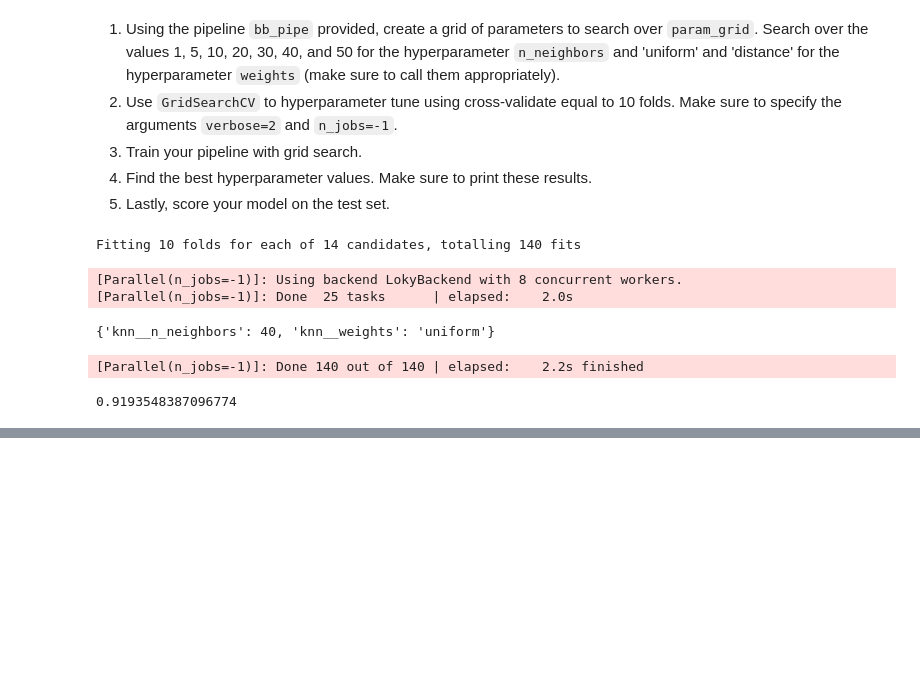
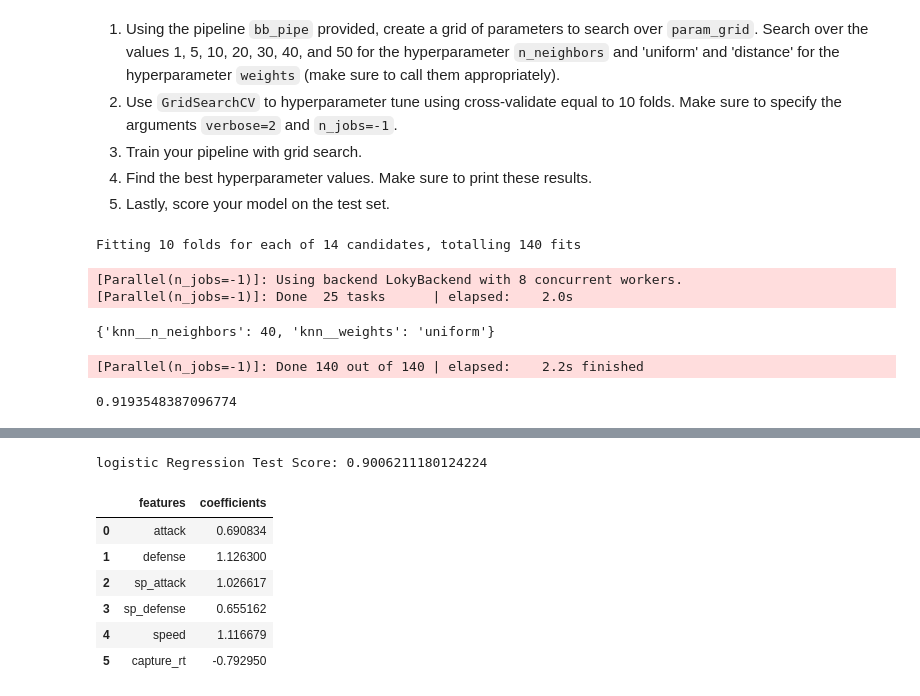
Before and after one commit to bait509-ubc/BAIT509, a Jupyter notebook: lectures/class_solutions.ipynb, the cells around one changed output, grey strips where cells are left out. Saved outputs shown, nothing was run; the diff lists cells and outputs as text; code cells hidden in the pictures; blank space fills up the shorter version.

```diff
--- a/lectures/class_solutions.ipynb
+++ b/lectures/class_solutions.ipynb
@@ -1057,0 +1183,27 @@ Fitting 10 folds for each of 14 candidates, totalling 140 fits
+# %%
+pk_df = pd.read_csv('data/pokemon.csv')
+
+train_df, test_df = train_test_split(pk_df, test_size=0.2, random_state=1)
+
+X_train = train_df.drop(columns=['legendary'])
+y_train = train_df['legendary']
+X_test = test_df.drop(columns=['legendary'])
+y_test = test_df['legendary']
+
+
+numeric_features = ["attack",
+                    "defense" ,
+                    "sp_attack",
+                    "sp_defense",
+                    "speed",
+                    "capture_rt"]
+
+drop_features = ["type", "deck_no", "gen", "name", "total_bs"]
+
+numeric_transformer = make_pipeline(
+    SimpleImputer(strategy="median"),
+    StandardScaler())
+
+preprocessor = make_column_transformer(
+    ("drop", drop_features),
+    (numeric_transformer, numeric_features))
@@ -1057,0 +1216,24 @@ Fitting 10 folds for each of 14 candidates, totalling 140 fits
+# %%
+# 1. Build a pipeline containing the column transformer and a Logistic Regression model
+# use the parameter class_weight="balanced"
+pkm_pipe = make_pipeline(preprocessor, LogisticRegression(class_weight="balanced"))
+
+# 1. Fit your pipeline on the training data
+pkm_pipe.fit(X_train, y_train);
+
+# 2. Score your model on the test set
+lr_scores = pkm_pipe.score(X_test, y_test)
+print("logistic Regression Test Score:", lr_scores)
+
+# Find the model’s feature coefficients
+pkm_coefs = pd.DataFrame({'features':numeric_features, 'coefficients':pkm_pipe['logisticregression'].coef_[0]})
+pkm_coefs
+# %% [output]
+logistic Regression Test Score: 0.9006211180124224
+|  | features | coefficients |
+| 0 | attack | 0.690834 |
+| 1 | defense | 1.126300 |
+| 2 | sp_attack | 1.026617 |
+| 3 | sp_defense | 0.655162 |
+| 4 | speed | 1.116679 |
+| 5 | capture_rt | -0.792950 |
```
Also changed, not shown: parts of 6 cells of this notebook.
